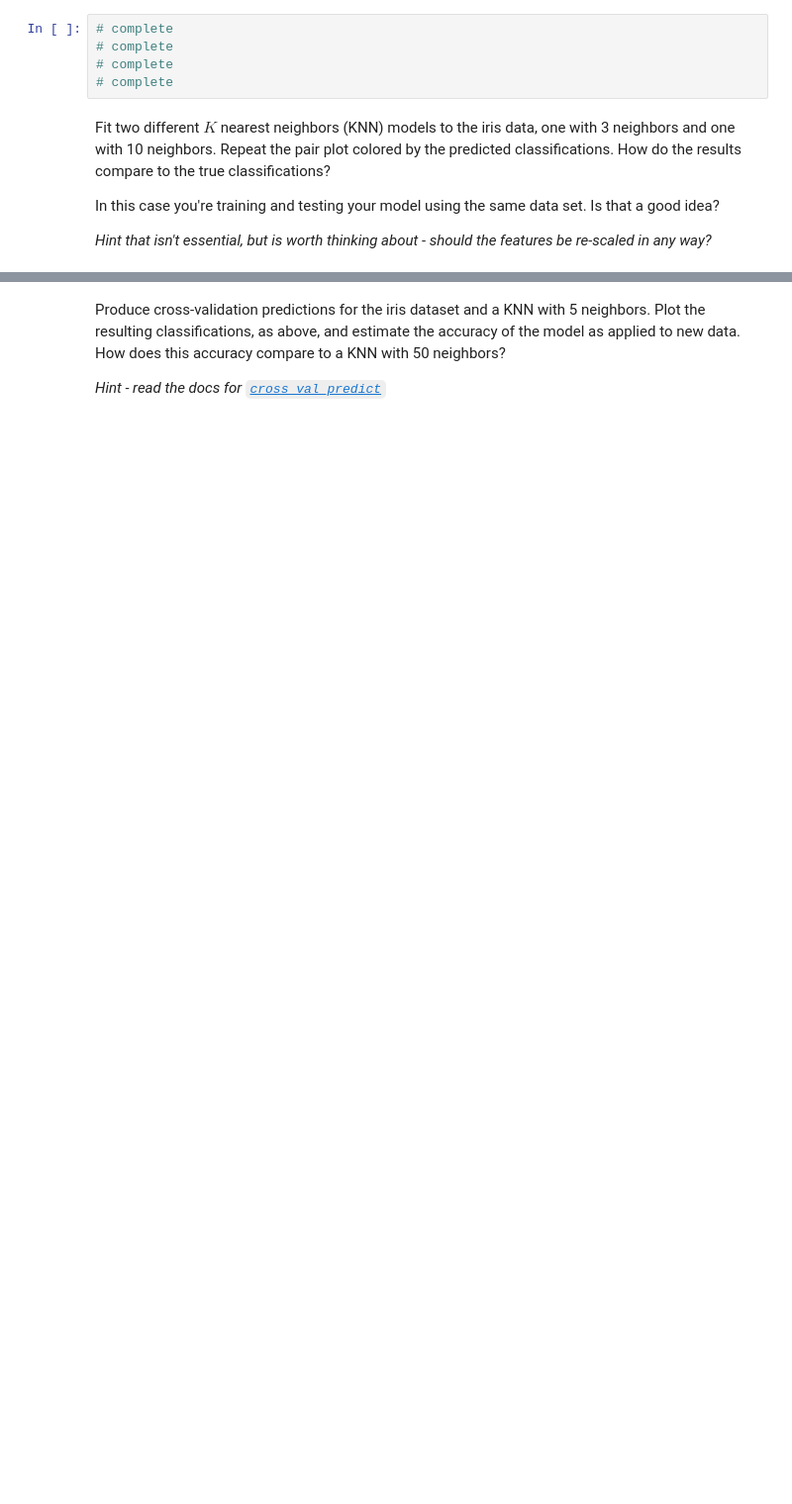
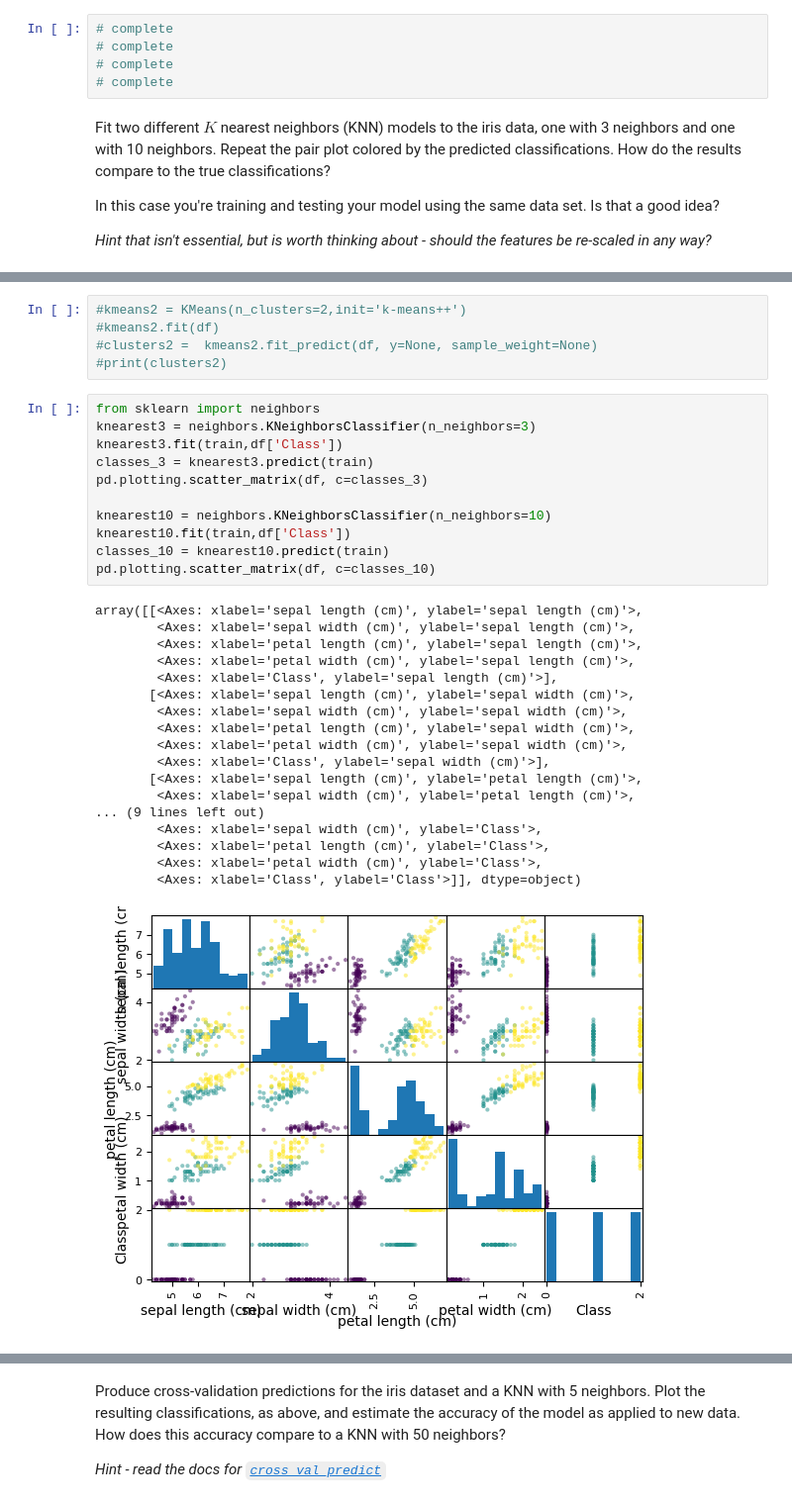
Before and after one commit to ASTR154/classification, a Jupyter notebook: classification.ipynb, the cells around one changed output, grey strips where cells are left out. Shown: that part at 99% size. Saved outputs shown, nothing was run; the diff lists cells and outputs as text; blank space fills up the shorter version.

```diff
--- a/classification.ipynb
+++ b/classification.ipynb
@@ -41,0 +77,35 @@ In this case you're training and testing your model using the same data set. Is
+# %%
+#kmeans2 = KMeans(n_clusters=2,init='k-means++')
+#kmeans2.fit(df)
+#clusters2 =  kmeans2.fit_predict(df, y=None, sample_weight=None)
+#print(clusters2)
+# %%
+from sklearn import neighbors
+knearest3 = neighbors.KNeighborsClassifier(n_neighbors=3)
+knearest3.fit(train,df['Class'])
+classes_3 = knearest3.predict(train)
+pd.plotting.scatter_matrix(df, c=classes_3)
+
+knearest10 = neighbors.KNeighborsClassifier(n_neighbors=10)
+knearest10.fit(train,df['Class'])
+classes_10 = knearest10.predict(train)
+pd.plotting.scatter_matrix(df, c=classes_10)
+# %% [output]
+array([[<Axes: xlabel='sepal length (cm)', ylabel='sepal length (cm)'>,
+        <Axes: xlabel='sepal width (cm)', ylabel='sepal length (cm)'>,
+        <Axes: xlabel='petal length (cm)', ylabel='sepal length (cm)'>,
+        <Axes: xlabel='petal width (cm)', ylabel='sepal length (cm)'>,
+        <Axes: xlabel='Class', ylabel='sepal length (cm)'>],
+       [<Axes: xlabel='sepal length (cm)', ylabel='sepal width (cm)'>,
+        <Axes: xlabel='sepal width (cm)', ylabel='sepal width (cm)'>,
+        <Axes: xlabel='petal length (cm)', ylabel='sepal width (cm)'>,
+        <Axes: xlabel='petal width (cm)', ylabel='sepal width (cm)'>,
+        <Axes: xlabel='Class', ylabel='sepal width (cm)'>],
+       [<Axes: xlabel='sepal length (cm)', ylabel='petal length (cm)'>,
+        <Axes: xlabel='sepal width (cm)', ylabel='petal length (cm)'>,
+... (9 lines left out)
+        <Axes: xlabel='sepal width (cm)', ylabel='Class'>,
+        <Axes: xlabel='petal length (cm)', ylabel='Class'>,
+        <Axes: xlabel='petal width (cm)', ylabel='Class'>,
+        <Axes: xlabel='Class', ylabel='Class'>]], dtype=object)
+[figure, added]
```
Also changed, not shown: parts of 23 cells of this notebook.
